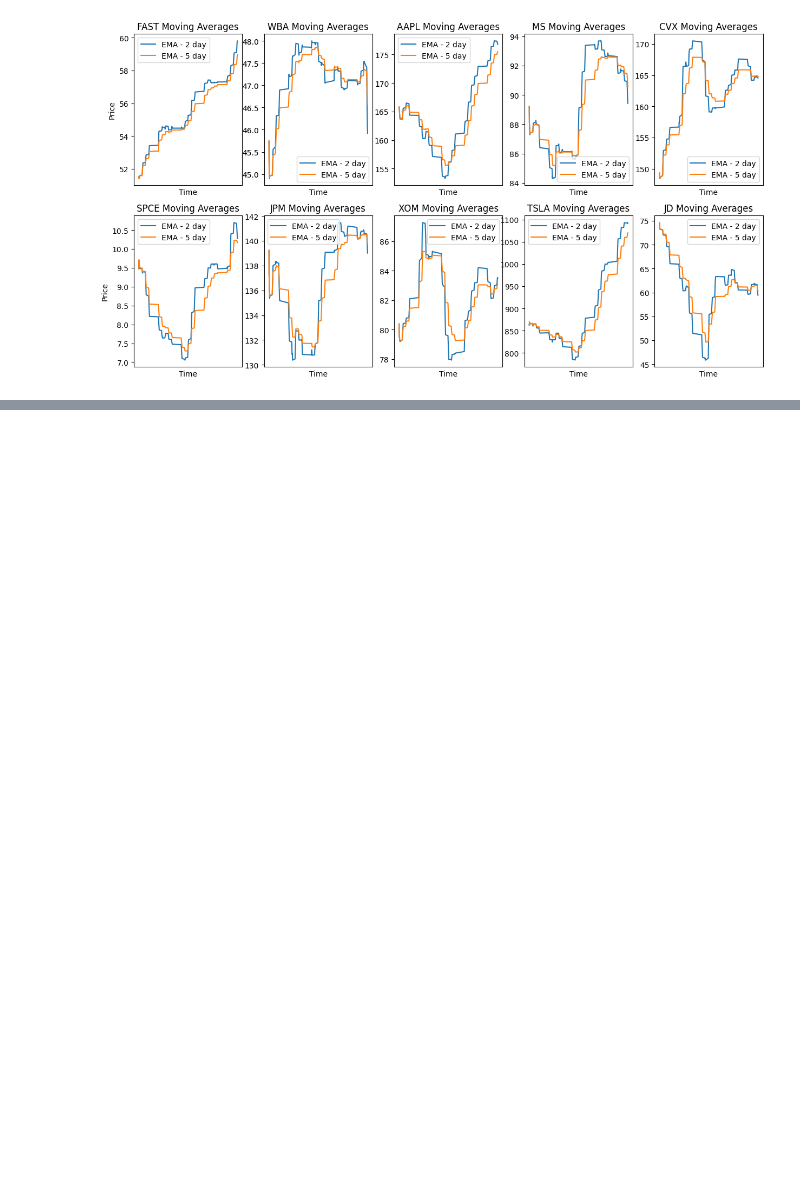
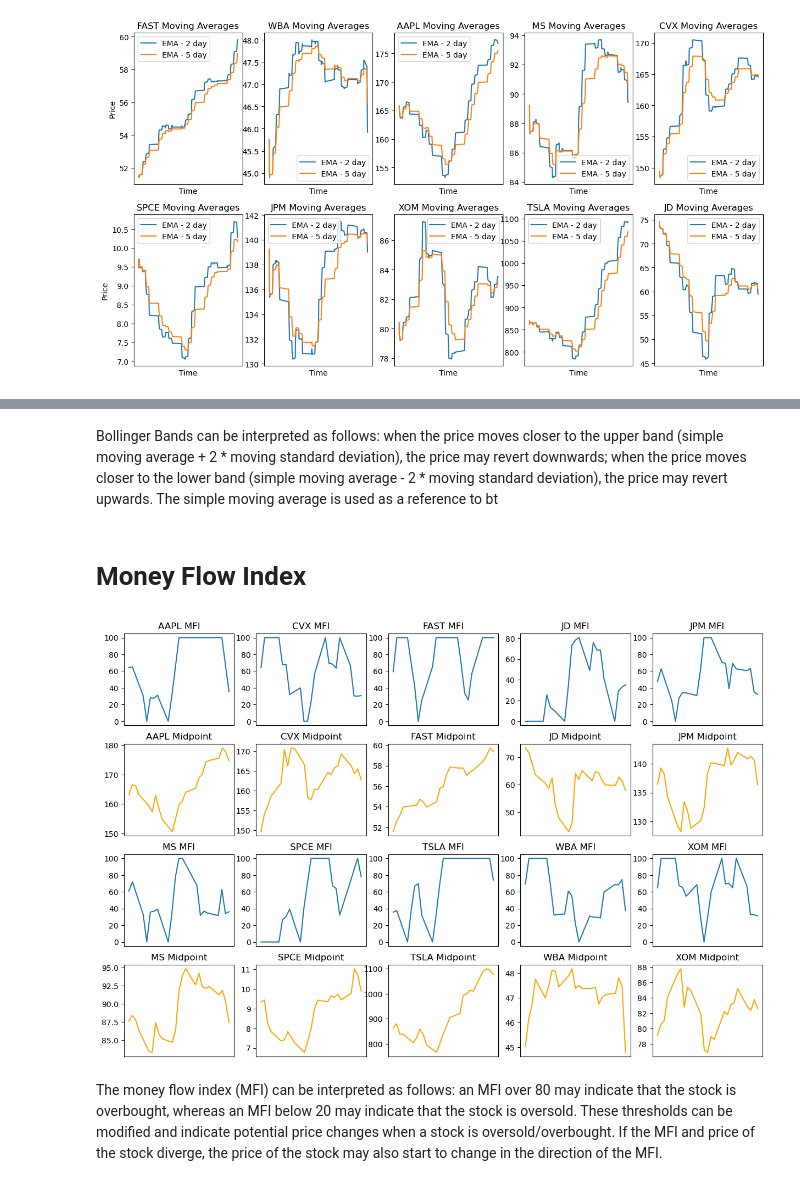
Before and after one commit to omkarp1013/VoleonTradingCase, a Jupyter notebook: indicators.ipynb, the cells around one changed output, grey strips where cells are left out. Drawn from its saved outputs; the diff is of its cells as text; code cells hidden in the pictures; blank space fills up the shorter version.

```diff
--- a/indicators.ipynb
+++ b/indicators.ipynb
@@ -162,0 +328,59 @@ Text(0, 0.5, 'Price')
+# %% [markdown]
+Bollinger Bands can be interpreted as follows: when the price moves closer to the upper band (simple moving average + 2 * moving standard deviation), the price may revert downwards; when the price moves closer to the lower band (simple moving average - 2 * moving standard deviation), the price may revert upwards. The simple moving average is used as a reference to bt
+# %% [markdown]
+# Money Flow Index
+# %%
+stocks = list(df['symbol'].unique())
+fig, axs = plt.subplots(4, 5, figsize=(15, 10))
+lookback = 3
+i = 0
+
+for symbol, data in df_sorted.groupby('symbol'):
+    data['date'] = data['datetime'].dt.date
+    daily_data = data.groupby('date').agg(
+        high=('midpoint', 'max'),
+        low=('midpoint', 'min'),
+        close=('midpoint', lambda x: x.iloc[-1]),
+        total_volume=('volume', 'sum')
+    ).reset_index()
+
+    daily_data['typical_price'] = (daily_data['high'] + daily_data['low'] + daily_data['close'])/3
+    daily_data['raw_money_flow'] = daily_data['typical_price'] * daily_data['total_volume']
+    daily_data['money_flow_sign'] = np.where(daily_data['typical_price'] > daily_data['typical_price'].shift(1), 1, -1)
+
+    daily_data['signed_flow'] = daily_data['raw_money_flow'] * daily_data['money_flow_sign']
+
+    daily_data['positive_money_flow'] = np.where(daily_data['signed_flow'] > 0, daily_data['signed_flow'], 0)
+    daily_data['negative_money_flow'] = np.where(daily_data['signed_flow'] < 0, abs(daily_data['signed_flow']), 0)
+
+    daily_data['money_flow_gain'] = daily_data['positive_money_flow'].rolling(lookback).sum()
+    daily_data['money_flow_loss'] = daily_data['negative_money_flow'].rolling(lookback).sum()
+    daily_data['money_flow_ratio'] =  daily_data['money_flow_gain']/daily_data['money_flow_loss']
+
+    daily_data['money_flow_index'] = (100 - 100 / (1 + daily_data['money_flow_ratio']))
+
+    mfi_values = daily_data['money_flow_index']
+    x = daily_data['date']
+    price = daily_data['close']
+
+    if i < 5:
+        axs[0, i].plot(x, mfi_values, label="MFI")
+        axs[0, i].set_title(symbol + " MFI")
+        axs[0, i].set_xticks([])
+
+        axs[1, i].plot(x, price, color='orange')
+        axs[1, i].set_xticks([])
+        axs[1, i].set_title(symbol + " Midpoint")
+    else:
+        axs[2, i%5].plot(x, mfi_values, label="MFI")
+        axs[2, i%5].set_title(symbol + " MFI")
+        axs[2, i%5].set_xticks([])
+
+        axs[3, i%5].plot(x, price, color='orange')
+        axs[3, i%5].set_xticks([])
+        axs[3, i%5].set_title(symbol + " Midpoint")
+    i += 1
+# %% [output]
+[figure, added]
+# %% [markdown]
+The money flow index (MFI) can be interpreted as follows: an MFI over 80 may indicate that the stock is overbought, whereas an MFI below 20 may indicate that the stock is oversold. These thresholds can be modified and indicate potential price changes when a stock is oversold/overbought. If the MFI and price of the stock diverge, the price of the stock may also start to change in the direction of the MFI.
```
Also changed, not shown: parts of 20 cells of this notebook.
